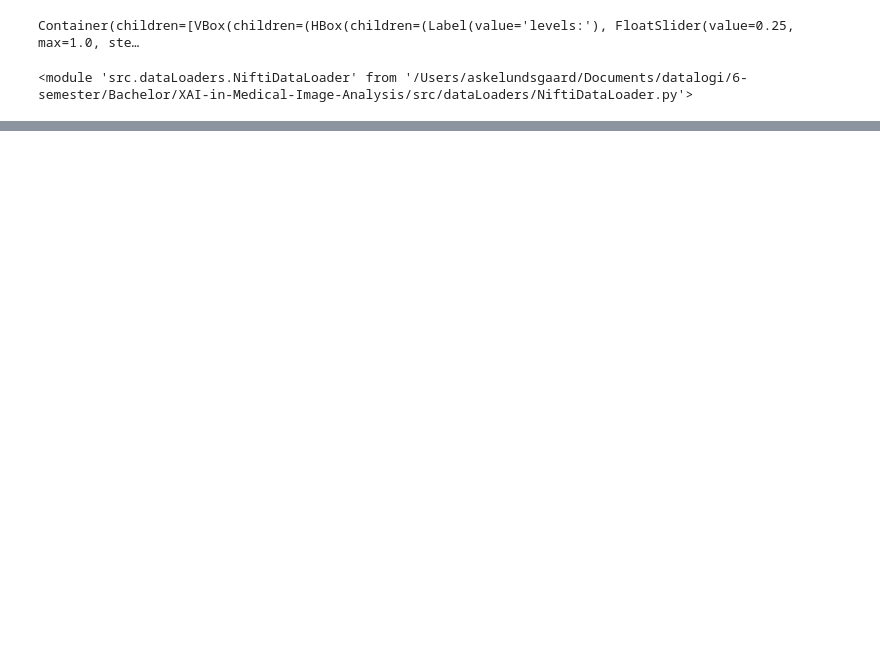
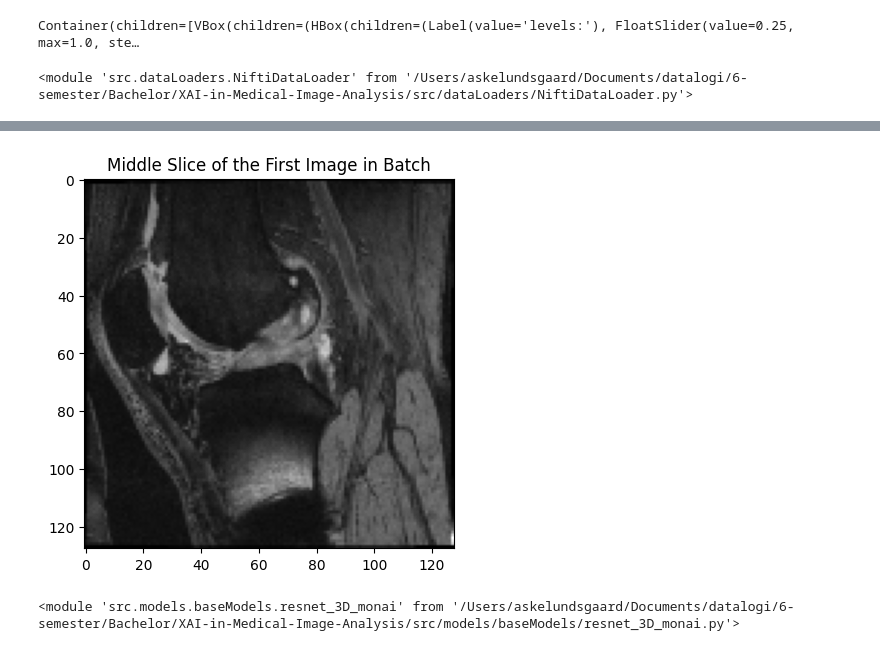
Before and after one commit to a-lundsgaard/XAI-in-Medical-Image-Analysis, a Jupyter notebook: notebooks/nifti_test.ipynb, the cells around one changed output, grey strips where cells are left out. Drawn from its saved outputs; the diff is of its cells as text; code cells hidden in the pictures; blank space fills up the shorter version.

```diff
--- a/notebooks/nifti_test.ipynb
+++ b/notebooks/nifti_test.ipynb
@@ -79,0 +94,8 @@ Multi-channel image shape: (3, 256, 256)
+# %%
+processor = PatientDataProcessor()
+processor.create_meta_data_for_visit(visit_no=1)
+processor.get_data()
+
+# processor.data
+
+# print(processor.enroll_df.loc[9000798].name)
@@ -79,0 +125,8 @@ Multi-channel image shape: (3, 256, 256)
+# %%
+dataset = 'niftiShort'
+data_path = '../datasets/nifti/'
+data_dir = f'{data_path}{dataset}'
+visit = 1
+
+data_loader = NiftiDataLoader(data_dir=data_dir, meta_data_loader=processor)
+data_loader.load_data(visit)
@@ -79,0 +139,49 @@ Multi-channel image shape: (3, 256, 256)
+# %%
+train_loader = data_loader.train_loader
+for batch in iter(train_loader):
+    images, labels = batch['image'], batch['label']
+
+    # Access the first image in the batch (assuming your batch size is > 0)
+    image_tensor = images[0]  # Now shape should be (1, 128, 128, 128) for single-channel
+
+    # Select the first channel if necessary (shape becomes 128, 128, 128)
+    if image_tensor.size(0) == 1:
+        image_tensor = image_tensor.squeeze(0)  # Squeeze out the channel dimension if it's 1
+
+    # Calculate the middle slice index of the 3rd dimension (depth)
+    mid_slice = image_tensor.size(2) // 2
+
+    # Plot the middle slice of the volume
+    plt.imshow(image_tensor[:, :, mid_slice].numpy(), cmap='gray')
+    plt.title("Middle Slice of the First Image in Batch")
+    plt.show()
+    break  # Break after the first batch to avoid lengthy outputs
+
+
+# Fetch the first batch from the training DataLoader
+# train_loader = data_loader.train_loader
+# images, labels = next(iter(train_loader))
+
+# # Select the first image from the batch
+# image = images[0]
+
+# print("Image shape:", image.shape)
+
+# Since the images are loaded as tensors, you need to convert them if necessary
+# image_np = image.numpy()
+
+# # Assuming the image is 3D, we select a slice to display
+# slice_index = image_np.shape[2] // 2  # Select the middle slice in the 3rd dimension
+# image_slice = image_np[:, :, slice_index]
+
+# # Display the image
+# plt.imshow(image_slice, cmap='gray')
+# plt.title(f"Label: {labels[0]}")
+# plt.show()
+# %% [output]
+[figure, added]
+# %%
+from src.models.baseModels.resnet_3D_monai import MedicalResNetModel
+importlib.reload(sys.modules['src.models.baseModels.resnet_3D_monai'])
+# %% [output]
+<module 'src.models.baseModels.resnet_3D_monai' from '/Users/askelundsgaard/Documents/datalogi/6-semester/Bachelor/XAI-in-Medical-Image-Analysis/src/models/baseModels/resnet_3D_monai.py'>
```
Also changed, not shown: parts of 9 cells of this notebook, 5 other files.
